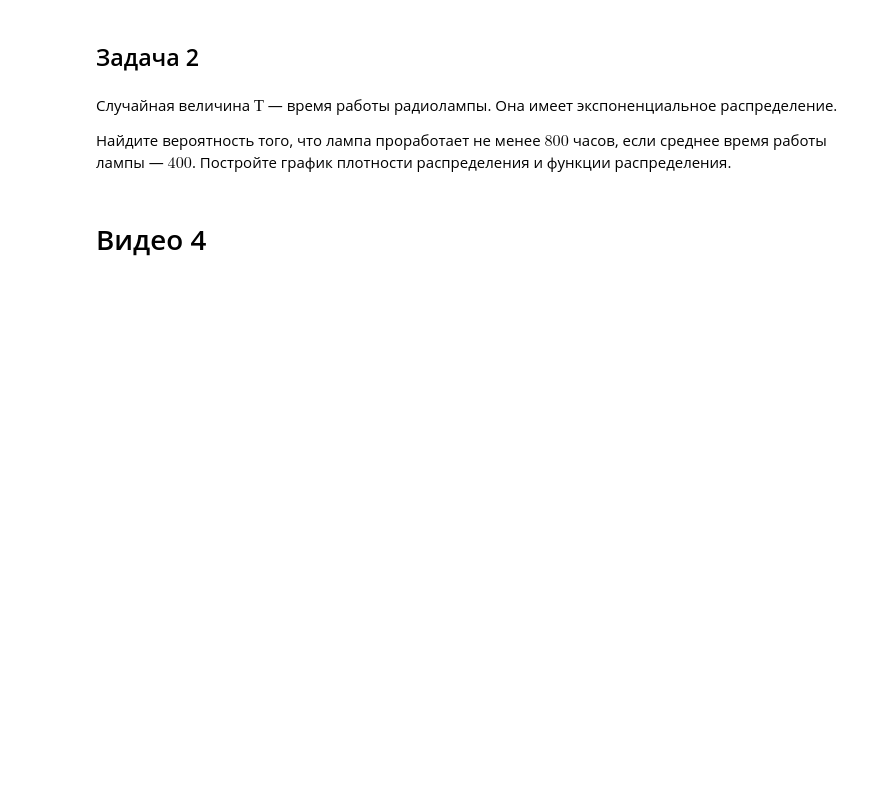
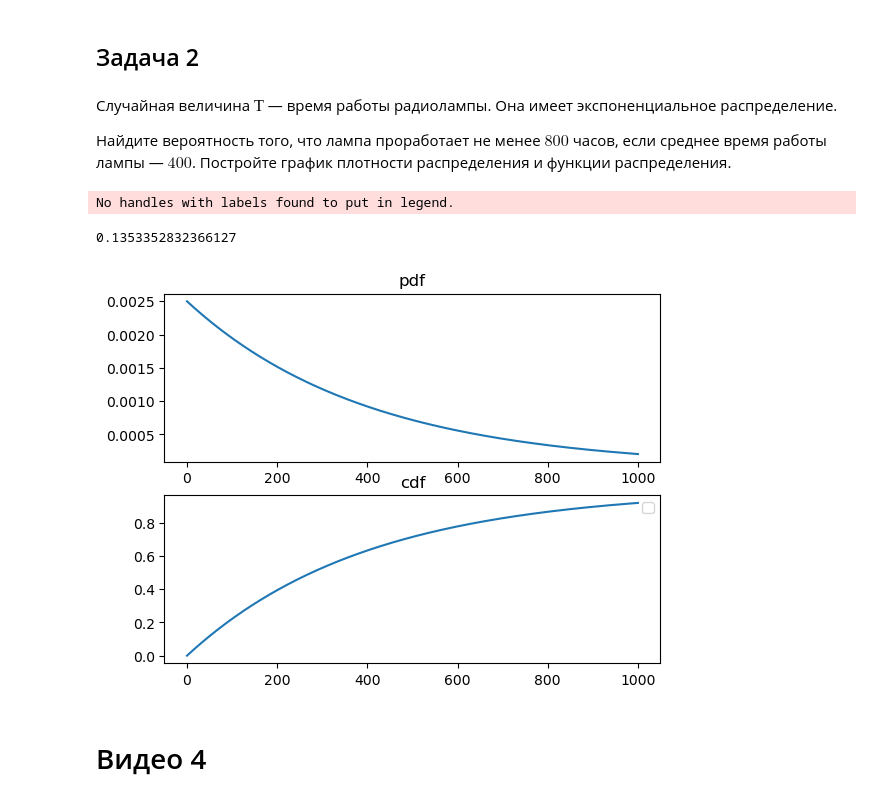
Before and after one commit to Acorn92/mathPy, a Jupyter notebook: p6/Практическая работа.ipynb, the cells around one changed output. Cells and saved outputs as stored; diff of their text form; code cells hidden in the pictures; blank space fills up the shorter version.

```diff
--- a/p6/Практическая работа.ipynb
+++ b/p6/Практическая работа.ipynb
@@ -94,6 +109,24 @@ $\displaystyle \frac{8 a}{3}$
 Случайная величина $Т$ — время работы радиолампы. Она имеет экспоненциальное распределение.
 
 Найдите вероятность того, что лампа проработает не менее $800$ часов, если среднее время работы лампы — $400$. Постройте график плотности распределения и функции распределения.
+# %%
+from scipy.stats import expon
+
+exp_r = expon(scale = 400)
+fig, ax = plt.subplots(2, 1)
+
+p = 1-exp_r.cdf(800)
+x = np.linspace(0, 1000, 1000)
+ax[0].plot(x, exp_r.pdf(x))
+ax[0].set_title('pdf')
+ax[1].plot(x, exp_r.cdf(x))
+ax[1].set_title('cdf')
+plt.legend()
+display(p)
+# %% [output]
+No handles with labels found to put in legend.
+0.1353352832366127
+[figure, added]
 # %% [markdown]
 # Видео 4
 # %% [markdown]
```
Also changed, not shown: parts of 9 cells of this notebook, 1 other file.
